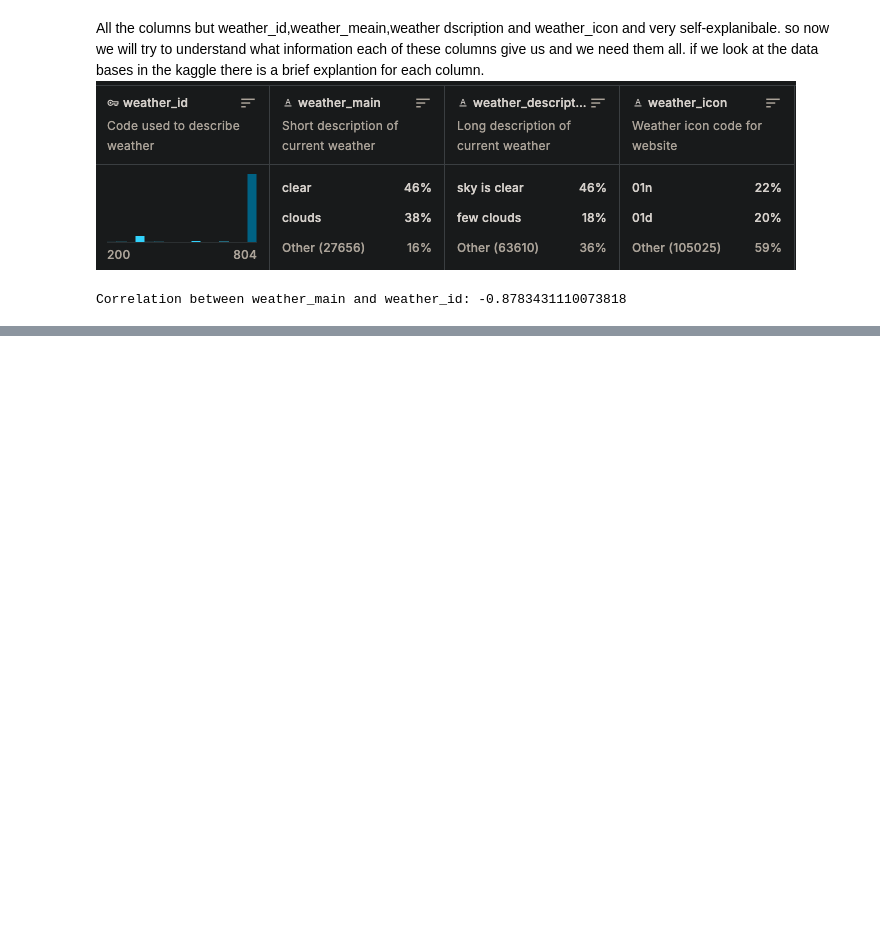
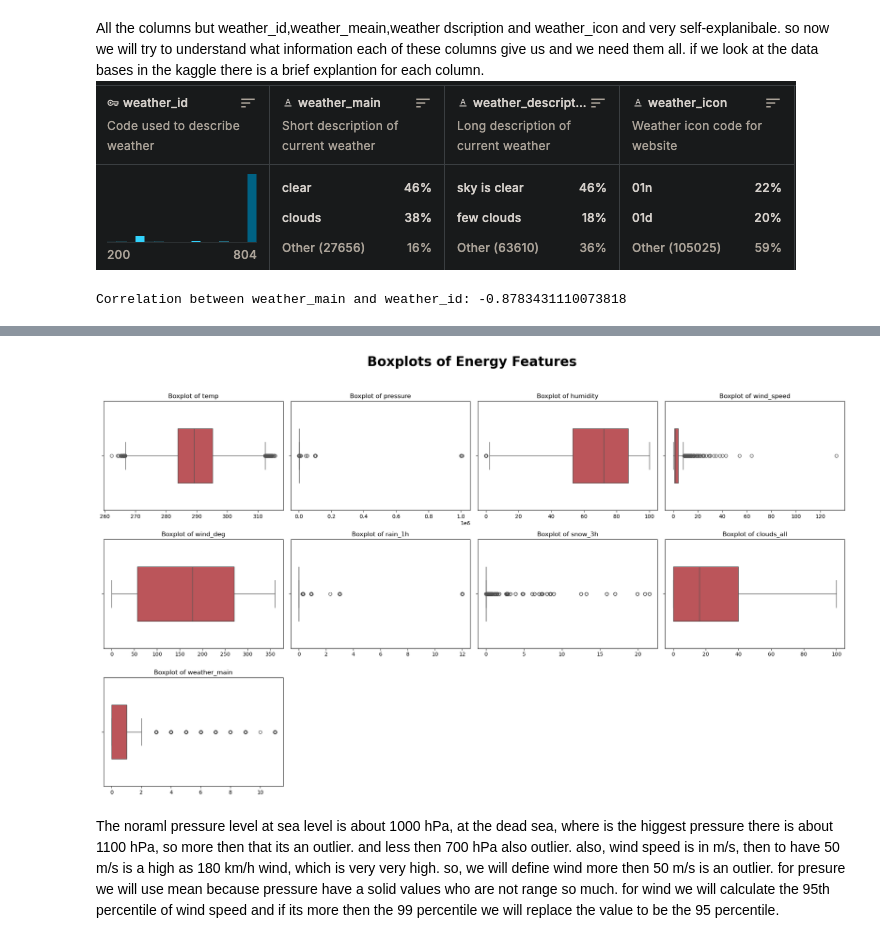
Before and after one commit to nirdagan22/datascience_project, a Jupyter notebook: datascience_project.ipynb, the cells around one changed output, grey strips where cells are left out. Saved outputs shown, nothing was run; the diff lists cells and outputs as text; code cells hidden in the pictures; blank space fills up the shorter version.

```diff
--- a/datascience_project.ipynb
+++ b/datascience_project.ipynb
@@ -522,0 +530,35 @@ Correlation between weather_main and weather_id: -0.8783431110073818
+# %%
+df_weather.drop(['temp_min','temp_max'],axis=1,inplace=True)
+# %%
+# Select numerical columns for plotting
+columns = df_weather.select_dtypes(include=['float64', 'int64']).columns
+
+# Calculate grid size (e.g., 2 columns per row)
+ncols = 4
+nrows = int(np.ceil(len(columns) / ncols))
+
+# Create subplots
+f, axes = plt.subplots(nrows=nrows, ncols=ncols, figsize=(20, nrows * 4))
+f.suptitle('Boxplots of Energy Features', weight='bold', fontsize=25)
+
+# Flatten axes array and iterate over columns
+axes = axes.flatten()
+for i, col in enumerate(columns):
+    sns.boxplot(data=df_weather, x=col, ax=axes[i], color='#cc444b', width=0.5)
+    axes[i].set_title(f"Boxplot of {col}", fontsize=12)
+    axes[i].set_xlabel('')  # Remove x-axis label for cleanliness
+
+# Remove unused subplots if columns are fewer than grid slots
+for j in range(i + 1, len(axes)):
+    f.delaxes(axes[j])
+
+# Adjust layout
+plt.tight_layout(rect=[0, 0, 1, 0.95])  # Leave space for the main title
+plt.show()
+# %% [output]
+[figure, added]
+# %% [markdown]
+The noraml pressure level at sea level is about 1000 hPa, at the dead sea, where is the higgest pressure there is about 1100 hPa, so more then that its an outlier. and less then 700 hPa also outlier.
+also, wind speed is in m/s, then to have 50 m/s is a high as 180 km/h wind, which is very very high. so, we will define wind more then 50 m/s is an outlier.
+for presure we will use mean because pressure have a solid values who are not range so much.
+for wind we will calculate the 95th percentile of wind speed and if its more then the 99 percentile we will replace the value to be the 95 percentile.
```
Also changed, not shown: parts of 15 cells of this notebook, 1 other file.
